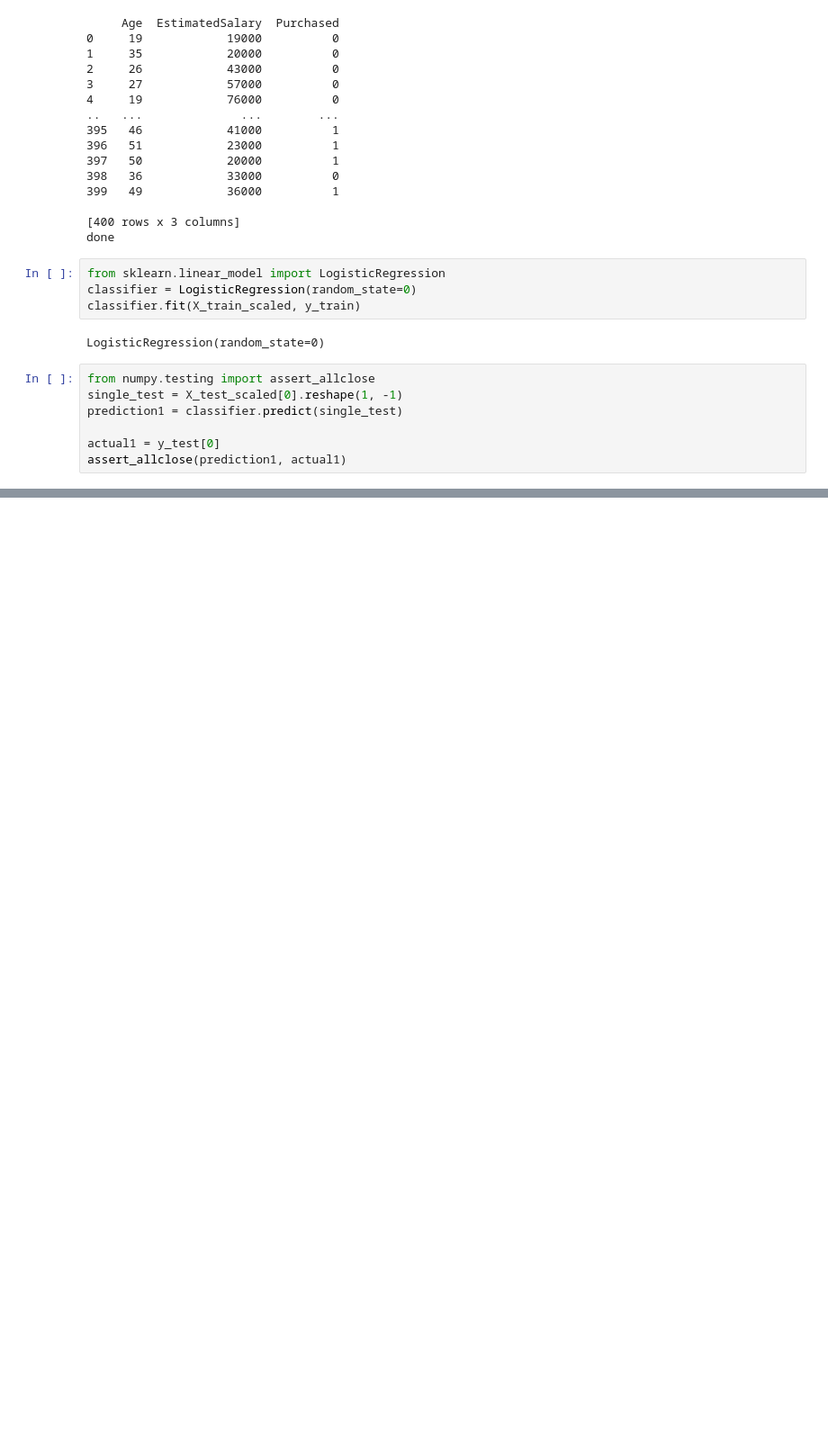
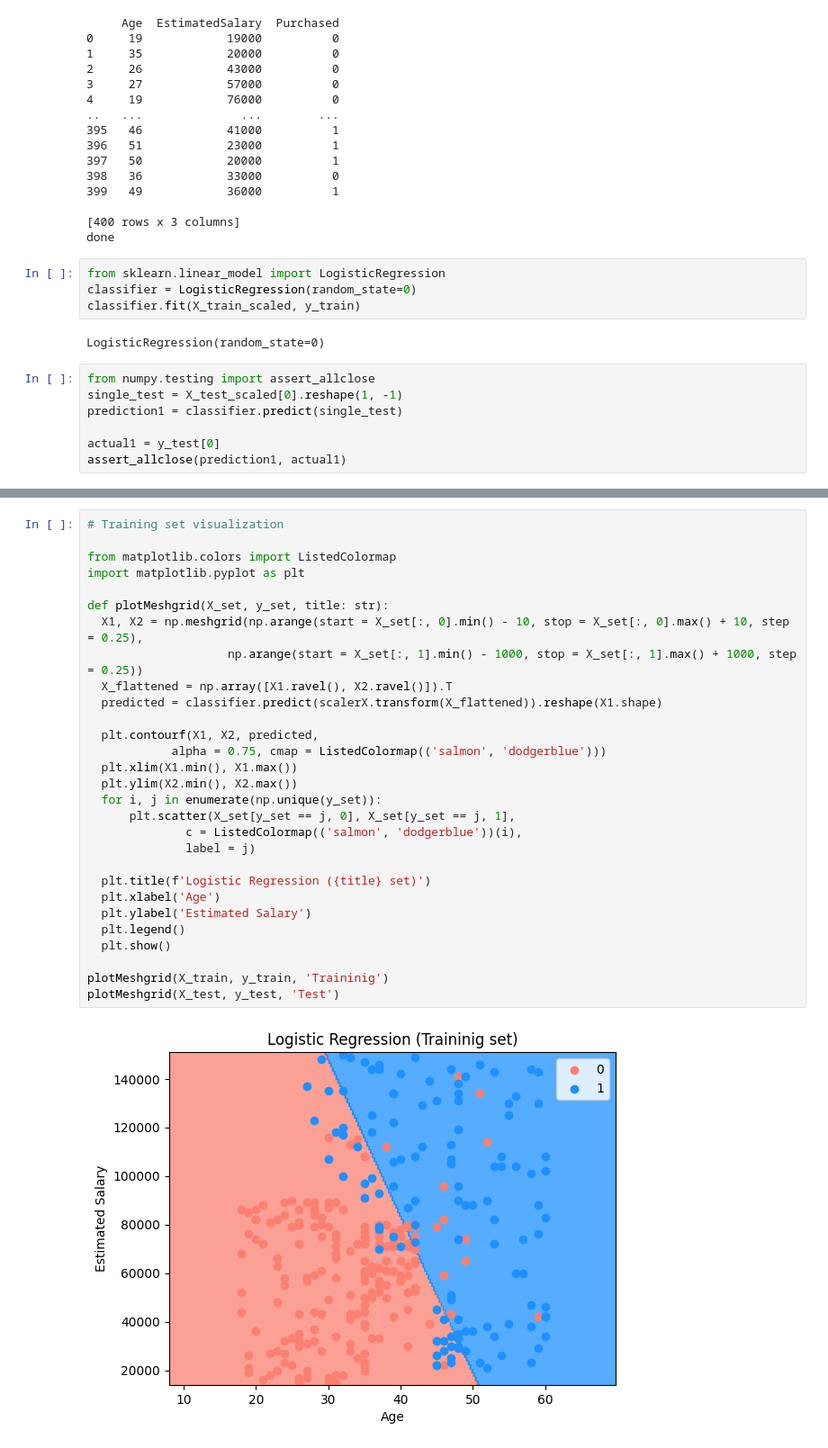
Before and after one commit to jvlad/machine_learning_exercises, a Jupyter notebook: src/logistic_regression.ipynb, the cells around one changed output, grey strips where cells are left out. Shown at 90% size. Cells and saved outputs as stored; diff of their text form; blank space fills up the shorter version.

Commit message:
Completed logistic_regression modeling with visualization

```diff
--- a/src/logistic_regression.ipynb
+++ b/src/logistic_regression.ipynb
@@ -50,0 +66,31 @@ assert_allclose(prediction1, actual1)
+# %%
+# Training set visualization
+
+from matplotlib.colors import ListedColormap
+import matplotlib.pyplot as plt
+
+def plotMeshgrid(X_set, y_set, title: str):
+  X1, X2 = np.meshgrid(np.arange(start = X_set[:, 0].min() - 10, stop = X_set[:, 0].max() + 10, step = 0.25),
+                    np.arange(start = X_set[:, 1].min() - 1000, stop = X_set[:, 1].max() + 1000, step = 0.25))
+  X_flattened = np.array([X1.ravel(), X2.ravel()]).T
+  predicted = classifier.predict(scalerX.transform(X_flattened)).reshape(X1.shape)
+
+  plt.contourf(X1, X2, predicted,
+            alpha = 0.75, cmap = ListedColormap(('salmon', 'dodgerblue')))
+  plt.xlim(X1.min(), X1.max())
+  plt.ylim(X2.min(), X2.max())
+  for i, j in enumerate(np.unique(y_set)):
+      plt.scatter(X_set[y_set == j, 0], X_set[y_set == j, 1],
+              c = ListedColormap(('salmon', 'dodgerblue'))(i),
+              label = j)
+
+  plt.title(f'Logistic Regression ({title} set)')
+  plt.xlabel('Age')
+  plt.ylabel('Estimated Salary')
+  plt.legend()
+  plt.show()
+
+plotMeshgrid(X_train, y_train, 'Traininig')
+plotMeshgrid(X_test, y_test, 'Test')
+# %% [output]
+[figure, added]
```
Also changed, not shown: parts of 3 cells of this notebook, 1 other file.
